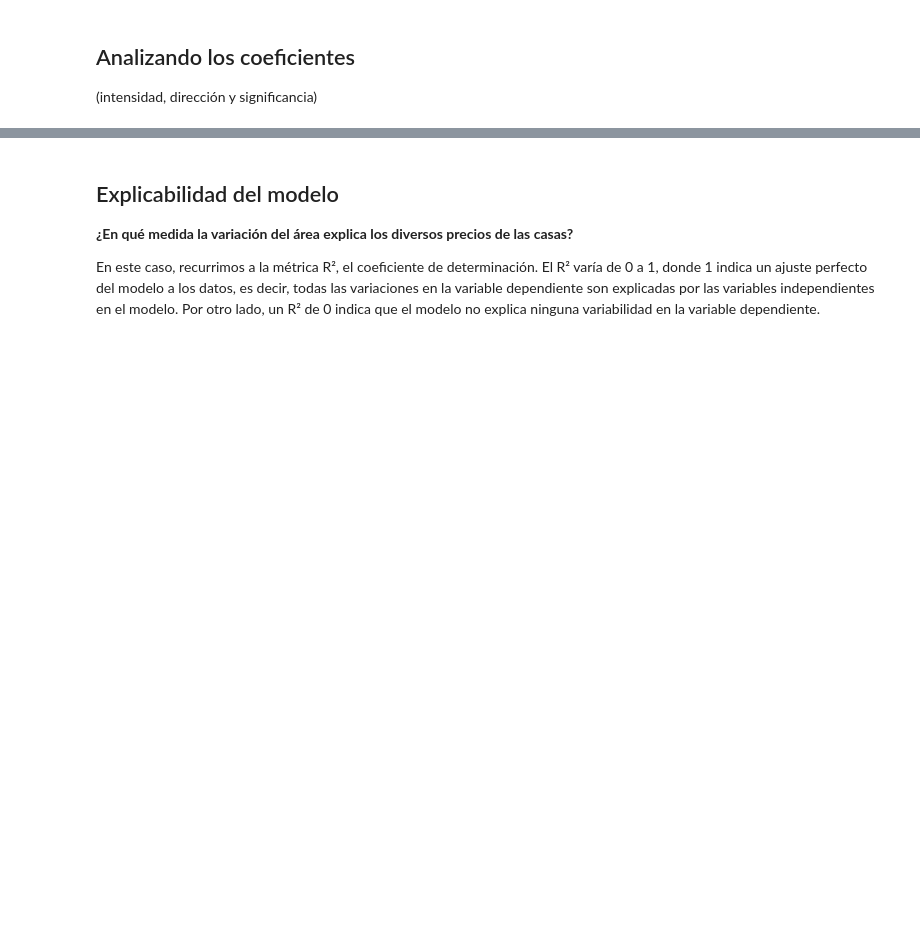
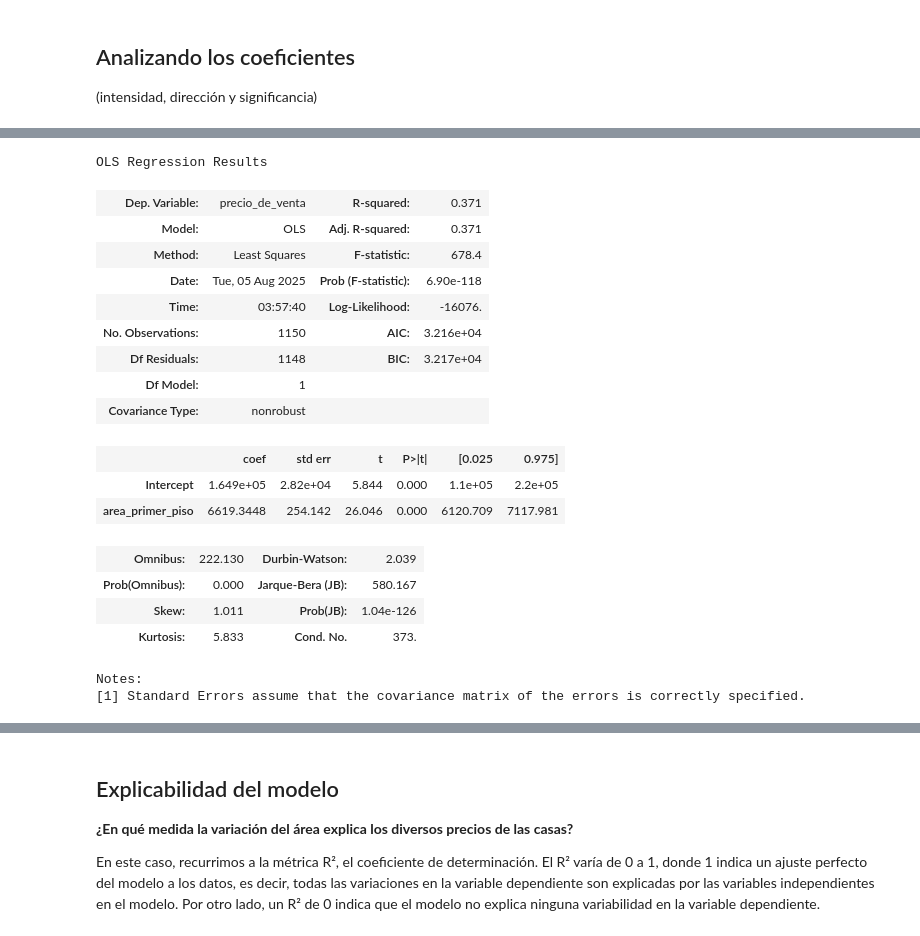
Before and after one commit to Starleen1996/Machine-Learning, a Jupyter notebook: precios_de_inmuebles_regresion_lineal.ipynb, the cells around one changed output, grey strips where cells are left out. Saved outputs shown, nothing was run; the diff lists cells and outputs as text; code cells hidden in the pictures; blank space fills up the shorter version.

```diff
--- a/precios_de_inmuebles_regresion_lineal.ipynb
+++ b/precios_de_inmuebles_regresion_lineal.ipynb
@@ -207,5 +267,26 @@ El conjunto de **entrenamiento** se utiliza para ajustar el modelo, mientras que
 # %%
 # El resumen del modelo
+modelo_0.summary()
+# %% [output]
+OLS Regression Results
+| Dep. Variable: | precio_de_venta | R-squared: | 0.371 |
+| Model: | OLS | Adj. R-squared: | 0.371 |
+| Method: | Least Squares | F-statistic: | 678.4 |
+| Date: | Tue, 05 Aug 2025 | Prob (F-statistic): | 6.90e-118 |
+| Time: | 03:57:40 | Log-Likelihood: | -16076. |
+| No. Observations: | 1150 | AIC: | 3.216e+04 |
+| Df Residuals: | 1148 | BIC: | 3.217e+04 |
+| Df Model: | 1 |  |  |
+| Covariance Type: | nonrobust |  |  |
+|  | coef | std err | t | P>|t| | [0.025 | 0.975] |
+| Intercept | 1.649e+05 | 2.82e+04 | 5.844 | 0.000 | 1.1e+05 | 2.2e+05 |
+| area_primer_piso | 6619.3448 | 254.142 | 26.046 | 0.000 | 6120.709 | 7117.981 |
+| Omnibus: | 222.130 | Durbin-Watson: | 2.039 |
+| Prob(Omnibus): | 0.000 | Jarque-Bera (JB): | 580.167 |
+| Skew: | 1.011 | Prob(JB): | 1.04e-126 |
+| Kurtosis: | 5.833 | Cond. No. | 373. |
+Notes:
+[1] Standard Errors assume that the covariance matrix of the errors is correctly specified.
 # %% [markdown]
 - El **punto de intercepción** es el valor esperado del precio de la casa cuando todas las demás variables son cero. En este caso, cuando todas las demás variables, incluida el área del primer piso, son cero, el precio esperado de la casa es de $145.196,40. No siempre se tiene una interpretación práctica para este número.
 
```
Also changed, not shown: parts of 20 cells of this notebook.
